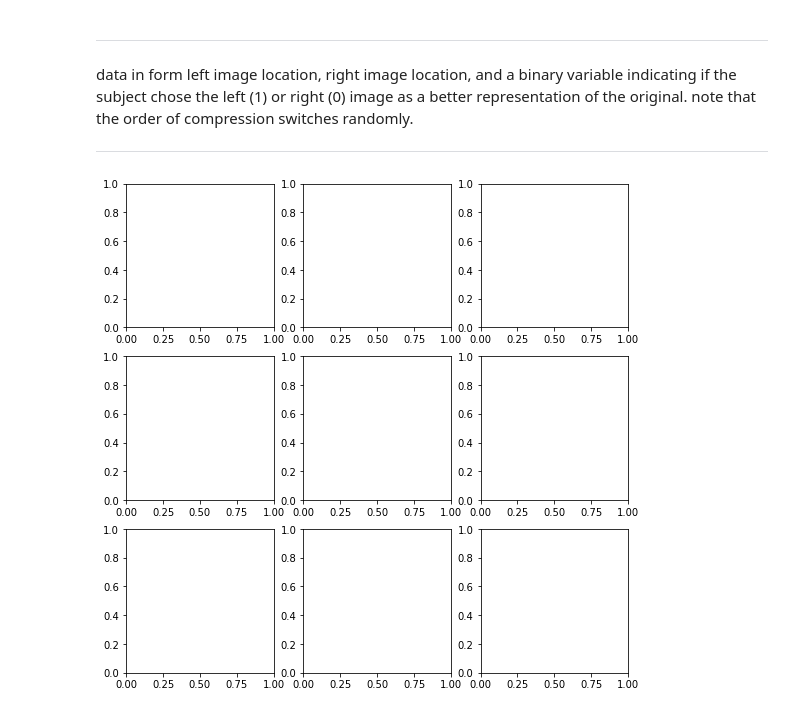
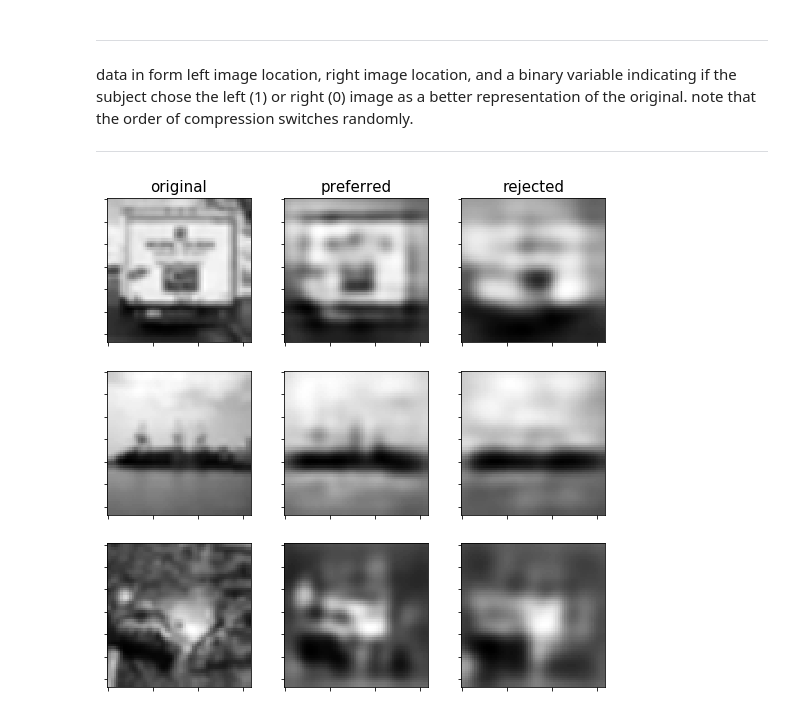
Before and after one commit to michaelneuder/image_quality_analysis, a Jupyter notebook: bin/calculations/human_data/human_data_sample.ipynb, the cells around one changed output. Cells and saved outputs as stored; diff of their text form; code cells hidden in the pictures.

```diff
--- a/bin/calculations/human_data/human_data_sample.ipynb
+++ b/bin/calculations/human_data/human_data_sample.ipynb
@@ -22,9 +25,34 @@ human_df.head()
 data in form left image location, right image location, and a binary variable indicating if the subject chose the left (1) or right (0) image as a better representation of the original. note that the order of compression switches randomly.
 
 ---
-# %%
-# data sample
-f, axarr = plt.subplots(nrows=3, ncols=3, figsize=(9,9))
-plt.show()
-# %% [output]
-[figure, removed]
+# %%
+# data sample
+f, axarr = plt.subplots(nrows=3, ncols=3, figsize=(9,9))
+
+for ii in range(3):
+    temp_left = mpimg.imread('iclr_images/' +  human_df['left_file'][ii][1:-1])
+    temp_right = mpimg.imread('iclr_images/' + human_df['right_file'][ii][1:-1])
+    temp_orig = mpimg.imread('iclr_images/' + human_df['orig_file'][ii][1:-1])
+
+    axarr[ii][0].imshow(temp_orig, cmap='gray')
+
+    if human_df['response_left'][ii] == 1:
+        axarr[ii][1].imshow(temp_left, cmap='gray')
+        axarr[ii][2].imshow(temp_right, cmap='gray')
+    else:
+        axarr[ii][2].imshow(temp_left, cmap='gray')
+        axarr[ii][1].imshow(temp_right, cmap='gray')
+
+for ax_row in axarr:
+    for ax in ax_row:
+        ax.set_xticklabels([])
+        ax.set_yticklabels([])
+
+axarr[0,0].set_title('original', size=15)
+axarr[0,1].set_title('preferred', size=15)
+axarr[0,2].set_title('rejected', size=15)
+
+# plt.savefig('human_pref.png')
+plt.show()
+# %% [output]
+[figure, added]
```
Also changed, not shown: parts of 8 cells of this notebook, 5 other files.
